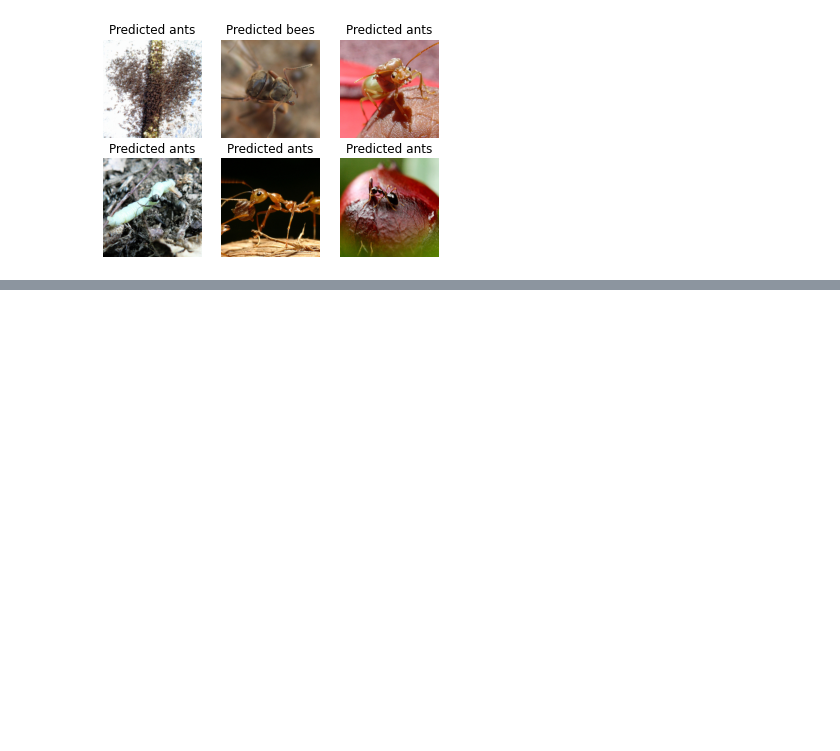
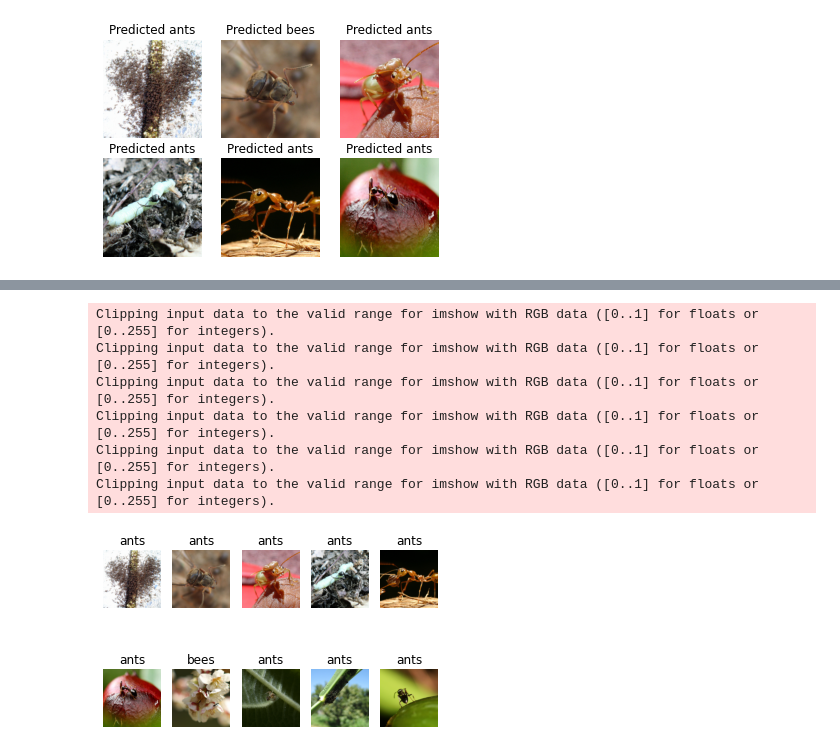
Before and after one commit to Vortexx2/ants-and-bees, a Jupyter notebook: notebook.ipynb, the cells around one changed output, grey strips where cells are left out. Saved outputs shown, nothing was run; the diff lists cells and outputs as text; code cells hidden in the pictures; blank space fills up the shorter version.

Commit message:
conv feature extractor done

```diff
--- a/notebook.ipynb
+++ b/notebook.ipynb
@@ -294,0 +301,5 @@ Clipping input data to the valid range for imshow with RGB data ([0..1] for floa
+# %%
+model_conv = models.resnet34(pretrained=True)
+
+for param in model_conv.parameters():
+  param.requires_grad = False
@@ -294,0 +308,5 @@ Clipping input data to the valid range for imshow with RGB data ([0..1] for floa
+# %%
+num_ftrs = model_conv.fc.in_features
+model_conv.fc = nn.Linear(num_ftrs, len(category_names))
+
+model_conv.to(device)
@@ -294,0 +331,6 @@ Clipping input data to the valid range for imshow with RGB data ([0..1] for floa
+# %%
+criterion = nn.CrossEntropyLoss()
+
+optimizer = optim.SGD(model_conv.parameters(), 0.001, 0.9)
+
+exp_lr_scheduler = lr_scheduler.StepLR(optimizer, 7, 0.01)
@@ -294,0 +339,2 @@ Clipping input data to the valid range for imshow with RGB data ([0..1] for floa
+# %%
+model_conv = train_model(model_conv, criterion, optimizer, exp_lr_scheduler)
@@ -294,0 +360,10 @@ Clipping input data to the valid range for imshow with RGB data ([0..1] for floa
+# %%
+visualise_predictions(model_conv, 10, 2, 5)
+# %% [output]
+Clipping input data to the valid range for imshow with RGB data ([0..1] for floats or [0..255] for integers).
+Clipping input data to the valid range for imshow with RGB data ([0..1] for floats or [0..255] for integers).
+Clipping input data to the valid range for imshow with RGB data ([0..1] for floats or [0..255] for integers).
+Clipping input data to the valid range for imshow with RGB data ([0..1] for floats or [0..255] for integers).
+Clipping input data to the valid range for imshow with RGB data ([0..1] for floats or [0..255] for integers).
+Clipping input data to the valid range for imshow with RGB data ([0..1] for floats or [0..255] for integers).
+[figure, added]
```
Also changed, not shown: parts of 7 cells of this notebook, 1 other file.
